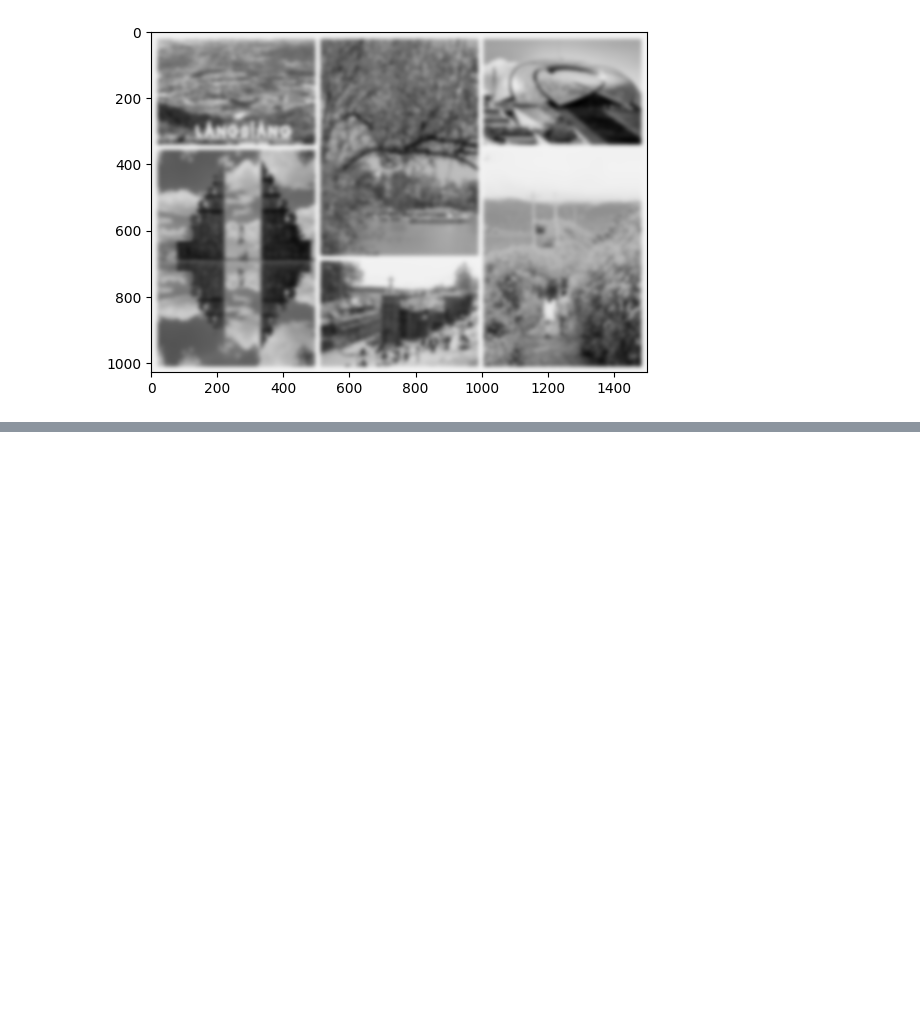
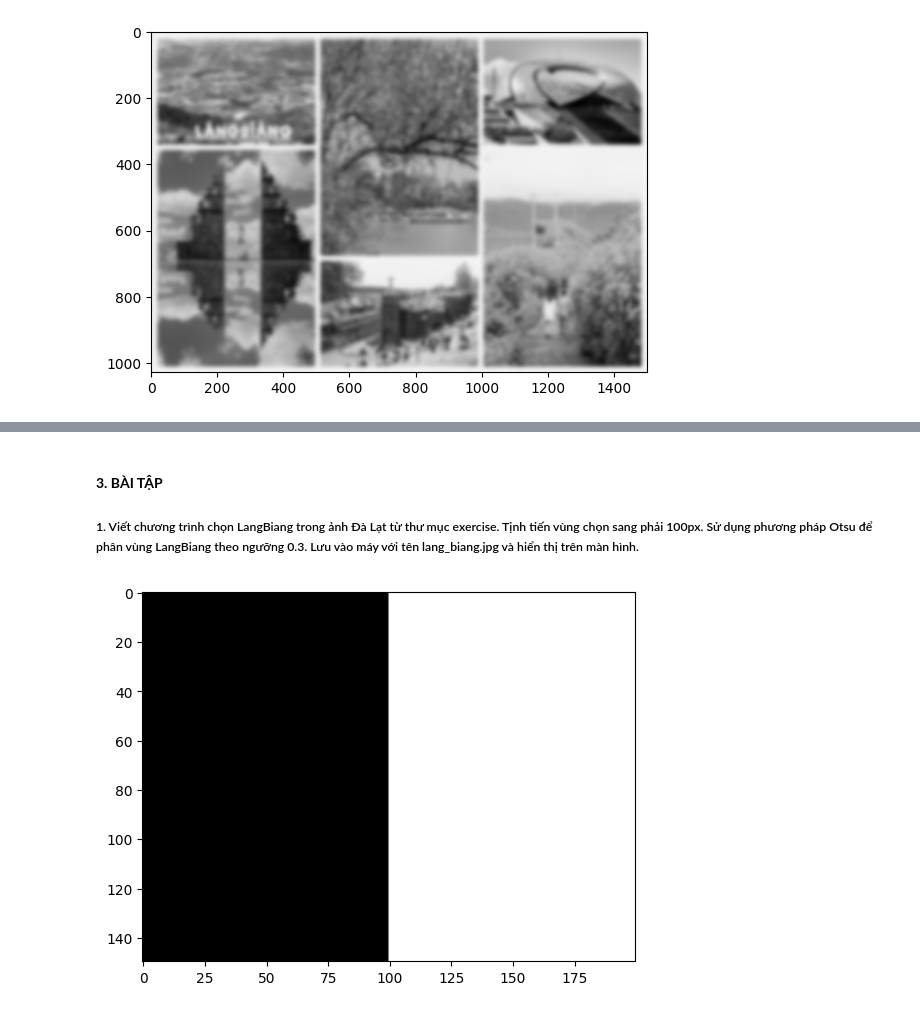
Before and after one commit to Bkhangnguyen/BaiTap_XLAS, a Jupyter notebook: XLA_lab4/TH4.ipynb, the cells around one changed output, grey strips where cells are left out. Cells and saved outputs as stored; diff of their text form; code cells hidden in the pictures; blank space fills up the shorter version.

```diff
--- a/XLA_lab4/TH4.ipynb
+++ b/XLA_lab4/TH4.ipynb
@@ -121,0 +166,28 @@ from skimage.filters import threshold_local
+# %% [markdown]
+#### **3. BÀI TẬP**
+##### 1. Viết chương trình chọn LangBiang trong ảnh Đà Lạt từ thư mục exercise. Tịnh tiến vùng chọn sang phải 100px. Sử dụng phương pháp Otsu để phân vùng LangBiang theo ngưỡng 0.3. Lưu vào máy với tên lang_biang.jpg và hiển thị trên màn hình.
+# %%
+from PIL import Image
+import numpy as np
+import matplotlib.pyplot as plt
+from skimage.filters import threshold_otsu
+
+img = Image.open('exercise/dalat.jpg').convert('L')
+a = np.array(img)
+roi = a[50:200, 100:300]
+
+shifted = np.zeros_like(roi)
+if roi.shape[1] + 100 < a.shape[1]:
+    shifted[:, 100:] = roi[:, :-100]
+else:
+    shifted[:, 100:] = roi[:, :-100]
+
+thres = threshold_otsu(shifted)
+mask = shifted > (0.3 * thres)
+
+out = Image.fromarray((mask * 255).astype(np.uint8))
+out.save('lang_biang.jpg')
+plt.imshow(out, cmap='gray')
+plt.show()
+# %% [output]
+[figure, added]
```
Also changed, not shown: parts of 23 cells of this notebook, 3 other files.
